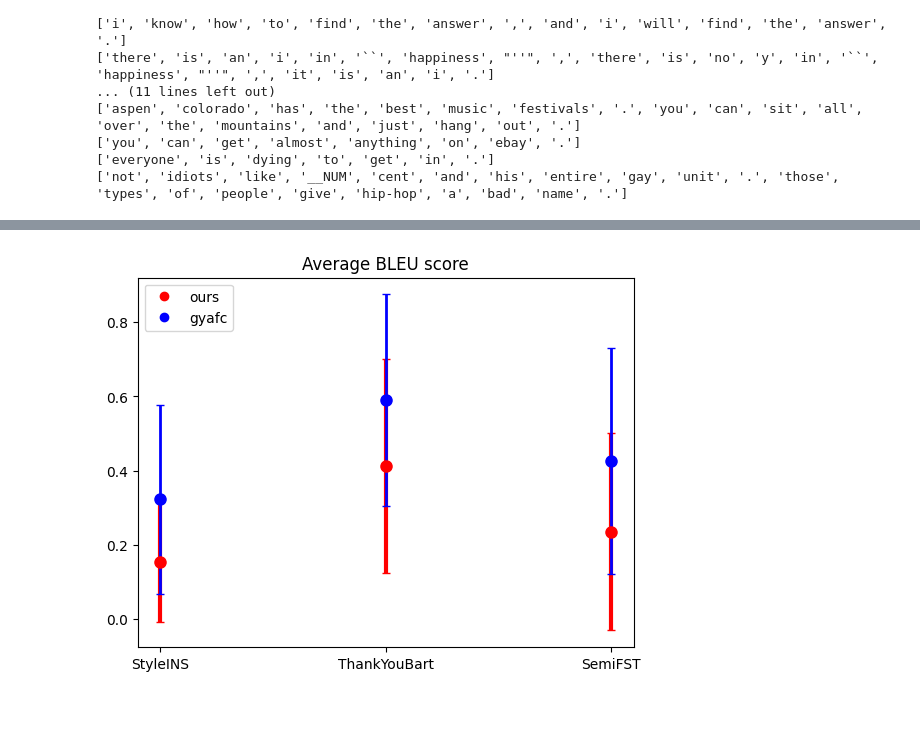
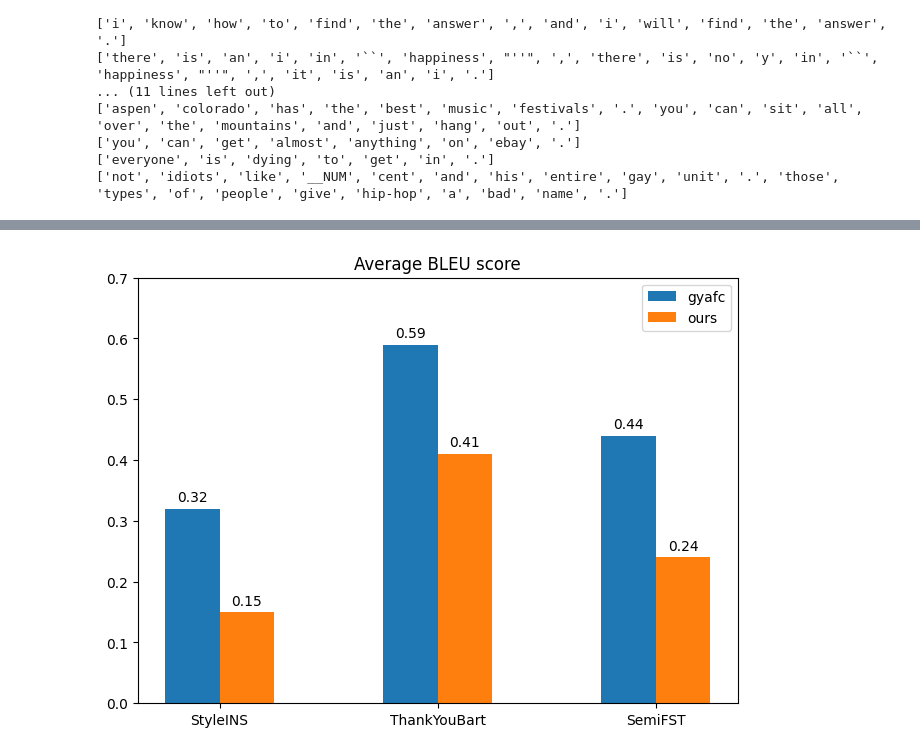
Before and after one commit to AlekseiZhuravlev/Assignments-MSc, a Jupyter notebook: Intro_to_NLP/Project/compute_bleu.ipynb, the cells around one changed output, grey strips where cells are left out. Saved outputs shown, nothing was run; the diff lists cells and outputs as text; code cells hidden in the pictures; blank space fills up the shorter version.

```diff
--- a/Intro_to_NLP/Project/compute_bleu.ipynb
+++ b/Intro_to_NLP/Project/compute_bleu.ipynb
@@ -108,9 +116,9 @@ syleins_bleu_gyafc = calculate_bleu(styleins_data, 'gyafc_gt', 'gyafc_output', '
 # %%
 thank_you_bart_data = {
-    'ours_gt': 'StyleINS/ours_formal.txt',
-    'ours_output': 'ThankYouBart/outputs_ours/bart_em_0.0.0.1.txt',
-    'gyafc_gt': 'StyleINS/gyafc_test_formal.txt',
-    'gyafc_output': 'ThankYouBart/outputs_gyafc/bart_em_0.0.0.1.txt',
+    'ours_gt': 'Assignments-MSc/Intro_to_NLP/Project/StyleINS/ours_formal.txt',
+    'ours_output': 'Assignments-MSc/Intro_to_NLP/Project/ThankYouBart/outputs_ours/bart_em_0.0.0.1.txt',
+    'gyafc_gt': 'Assignments-MSc/Intro_to_NLP/Project/StyleINS/gyafc_test_formal.txt',
+    'gyafc_output': 'Assignments-MSc/Intro_to_NLP/Project/ThankYouBart/outputs_gyafc/bart_em_0.0.0.1.txt',
 }
 
 # read data
@@ -149,9 +157,9 @@ thank_you_bart_bleu_gyafc = calculate_bleu(thank_you_bart_data, 'gyafc_gt', 'gya
 # %%
 semifst_data = {
-    'ours_gt': 'StyleINS/ours_formal.txt',
-    'ours_output': 'SemiFST/ours_results.txt',
-    'gyafc_gt': 'GYAFC_Corpus/Entertainment_Music/test/formal.ref0',
-    'gyafc_output': 'SemiFST/gyafc_results.txt',
+    'ours_gt': 'Assignments-MSc/Intro_to_NLP/Project/StyleINS/ours_formal.txt',
+    'ours_output': 'Assignments-MSc/Intro_to_NLP/Project/SemiFST/ours_results.txt',
+    'gyafc_gt': 'Assignments-MSc/Intro_to_NLP/Project/StyleINS/gyafc_test_formal.txt',
+    'gyafc_output': 'Assignments-MSc/Intro_to_NLP/Project/SemiFST/gyafc_results.txt',
 }
 
 # read data
@@ -190,28 +198,64 @@ semifst_bleu_gyafc = calculate_bleu(semifst_data, 'gyafc_gt', 'gyafc_output', 'S
 # %%
 
 import matplotlib.pyplot as plt
+import numpy as np
 
 # plot average bleu score for each dataset with standard deviation on one plot
 # x label should be paper name _ dataset name, y label should be average bleu score, title should be 'Average BLEU score'
 
 # plot ours on 1st plot, gyafc on 2nd plot
 
 def mean(bleu_scores):
     return sum(bleu_scores) / len(bleu_scores)
 
 def std(bleu_scores):
     avg = mean(bleu_scores)
     return (sum([(score - avg) ** 2 for score in bleu_scores]) / len(bleu_scores)) ** 0.5
 
-plt.plot(['StyleINS', 'ThankYouBart', 'SemiFST'], [mean(syleins_bleu_ours), mean(thank_you_bart_bleu_ours), mean(semifst_bleu_ours)], 'ro', label='ours')
-plt.plot(['StyleINS', 'ThankYouBart', 'SemiFST'], [mean(syleins_bleu_gyafc), mean(thank_you_bart_bleu_gyafc), mean(semifst_bleu_gyafc)], 'bo', label='gyafc')
-plt.errorbar(['StyleINS', 'ThankYouBart', 'SemiFST'], [mean(syleins_bleu_ours), mean(thank_you_bart_bleu_ours), mean(semifst_bleu_ours)], yerr=[std(syleins_bleu_ours), std(thank_you_bart_bleu_ours), std(semifst_bleu_ours)], fmt='ro', linewidth=3, capsize=3, markersize=8)
-plt.errorbar(['StyleINS', 'ThankYouBart', 'SemiFST'], [mean(syleins_bleu_gyafc), mean(thank_you_bart_bleu_gyafc), mean(semifst_bleu_gyafc)], yerr=[std(syleins_bleu_gyafc), std(thank_you_bart_bleu_gyafc), std(semifst_bleu_gyafc)], fmt='bo', linewidth=2, capsize=3, markersize=8)
+prop_cycle = plt.rcParams['axes.prop_cycle']
+colors = prop_cycle.by_key()['color']
 
-plt.title('Average BLEU score')
+# plt.bar(['StyleINS', 'ThankYouBart', 'SemiFST'], [mean(syleins_bleu_gyafc), mean(thank_you_bart_bleu_gyafc), mean(semifst_bleu_gyafc)], label='gyafc', color=colors[0])
+# # plot results for ours, side by side with gyafc
+# plt.bar(['StyleINS', 'ThankYouBart', 'SemiFST'], [mean(syleins_bleu_ours), mean(thank_you_bart_bleu_ours), mean(semifst_bleu_ours)], label='ours', color=colors[1])
+
+# make bar plot instead of line plot
+
+species = ['StyleINS', 'ThankYouBart', 'SemiFST']
+penguin_means = {
+    'gyafc': [mean(syleins_bleu_gyafc), mean(thank_you_bart_bleu_gyafc), mean(semifst_bleu_gyafc)],
+    'ours': [mean(syleins_bleu_ours), mean(thank_you_bart_bleu_ours), mean(semifst_bleu_ours)],
+}
+
+# round to 2 decimal places
+penguin_means = {k: [round(x, 2) for x in v] for k, v in penguin_means.items()}
+penquin_std = {
+    'gyafc': [std(syleins_bleu_gyafc), std(thank_you_bart_bleu_gyafc), std(semifst_bleu_gyafc)],
+    'ours': [std(syleins_bleu_ours), std(thank_you_bart_bleu_ours), std(semifst_bleu_ours)],
+}
+colors_dict = {
+    'gyafc': colors[0],
+    'ours': colors[1],
+}
+
+x = np.arange(len(species))  # the label locations
+width = 0.25  # the width of the bars
+multiplier = 0
+
+fig, ax = plt.subplots(layout='constrained')
+
+for attribute, measurement in penguin_means.items():
+    offset = width * multiplier
+    rects = ax.bar(x + offset, measurement, width, label=attribute)
+    ax.bar_label(rects, padding=3)
+    multiplier += 1
+
+ax.set_title('Average BLEU score')
+ax.set_xticks(x + width/2, species)
+ax.legend(loc='upper left', ncols=3)
+ax.set_ylim(0, 0.7)
 
 plt.legend()
-plt.savefig(f'plots/average_bleu_score.png')
-plt.show()
+plt.savefig(f'Assignments-MSc/Intro_to_NLP/Project/plots/average_bleu_score.png')
 # %% [output]
-[figure, old version]
+[figure, new version]
```
Also changed, not shown: parts of 6 cells of this notebook, 3 other files.
